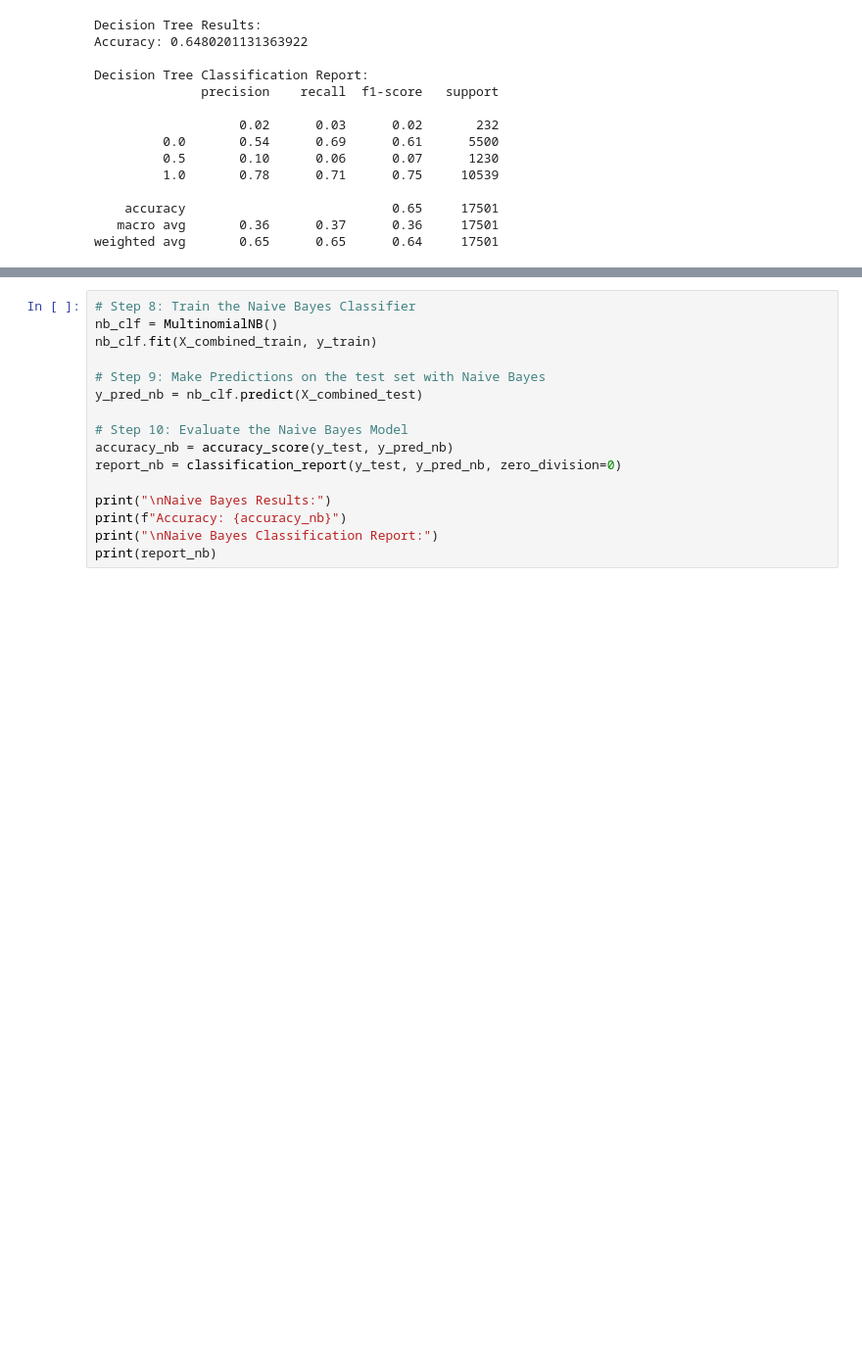
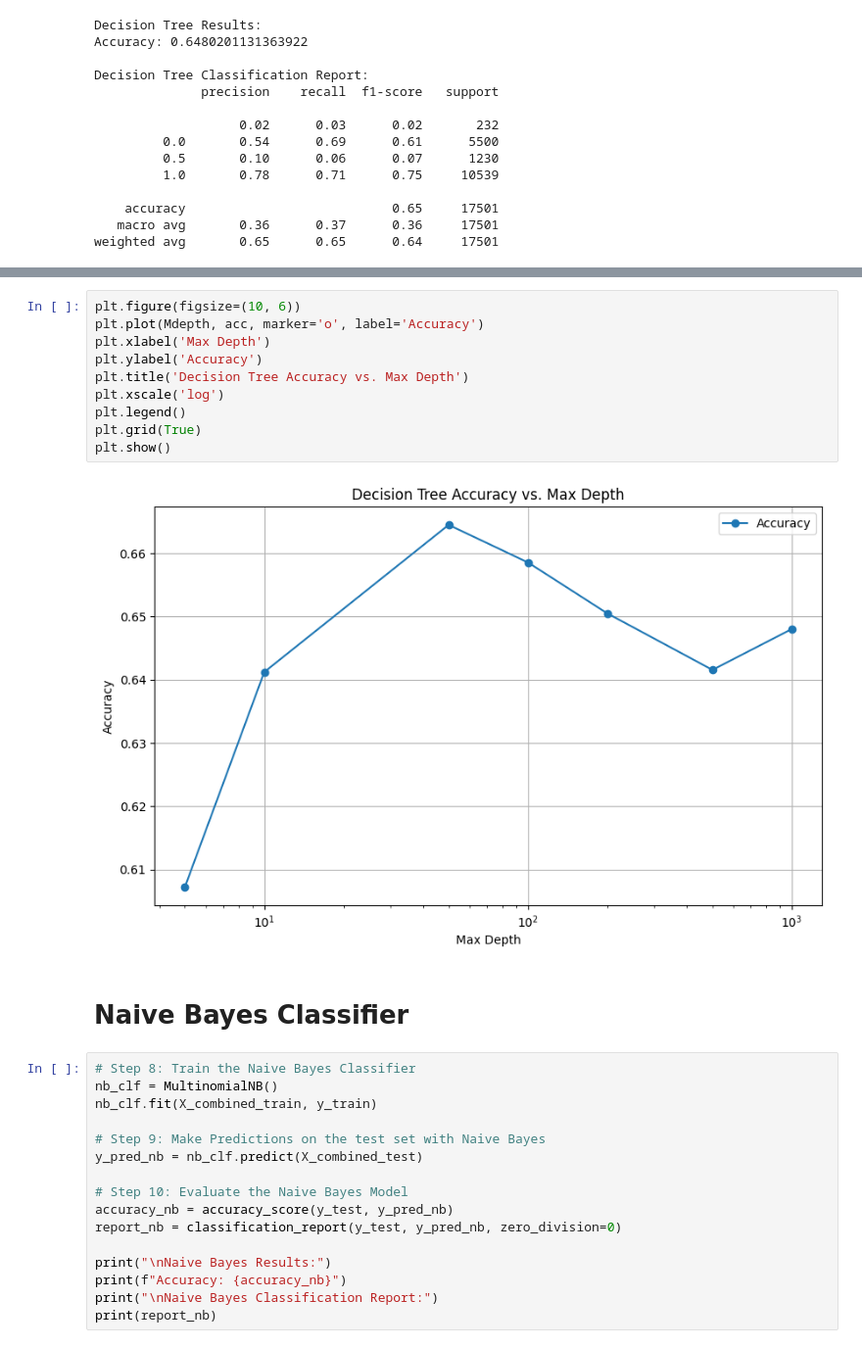
Before and after one commit to alaamub/comp-6630, a Jupyter notebook: main.ipynb, the cells around one changed output, grey strips where cells are left out. Shown at 98% size. Cells and saved outputs as stored; diff of their text form; blank space fills up the shorter version.

```diff
--- a/main.ipynb
+++ b/main.ipynb
@@ -154,3 +198,17 @@ weighted avg       0.65      0.65      0.64     17501
+# %%
+plt.figure(figsize=(10, 6))
+plt.plot(Mdepth, acc, marker='o', label='Accuracy')
+plt.xlabel('Max Depth')
+plt.ylabel('Accuracy')
+plt.title('Decision Tree Accuracy vs. Max Depth')
+plt.xscale('log')
+plt.legend()
+plt.grid(True)
+plt.show()
+# %% [output]
+[figure, added]
+# %% [markdown]
+# Naive Bayes Classifier
 # %%
 # Step 8: Train the Naive Bayes Classifier
 nb_clf = MultinomialNB()
```
Also changed, not shown: parts of 21 cells of this notebook.
